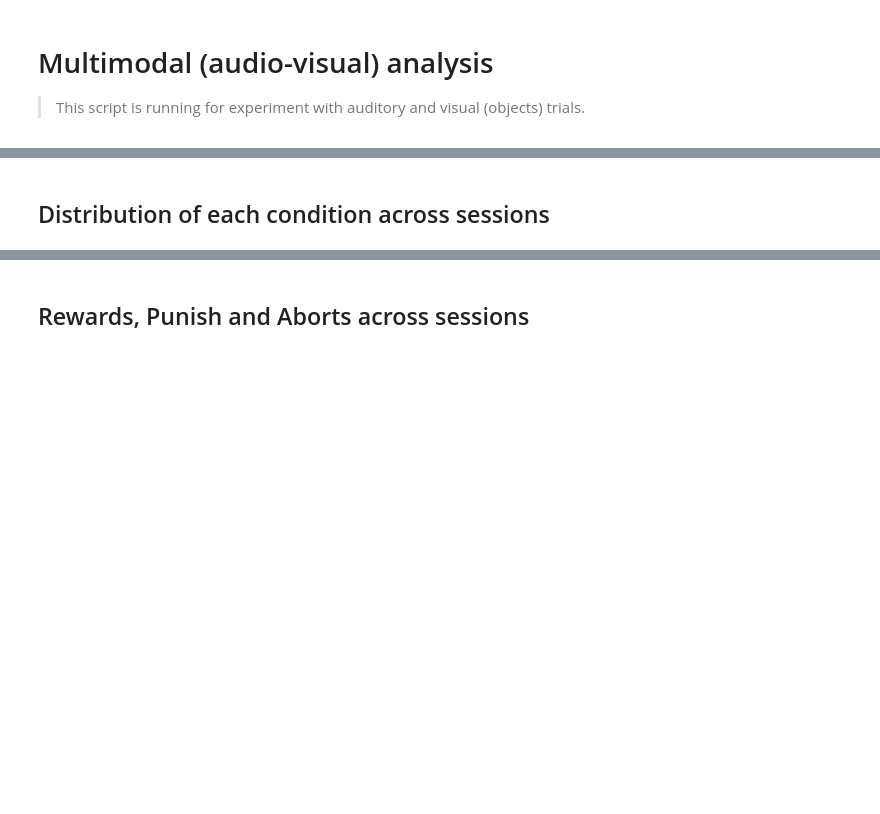
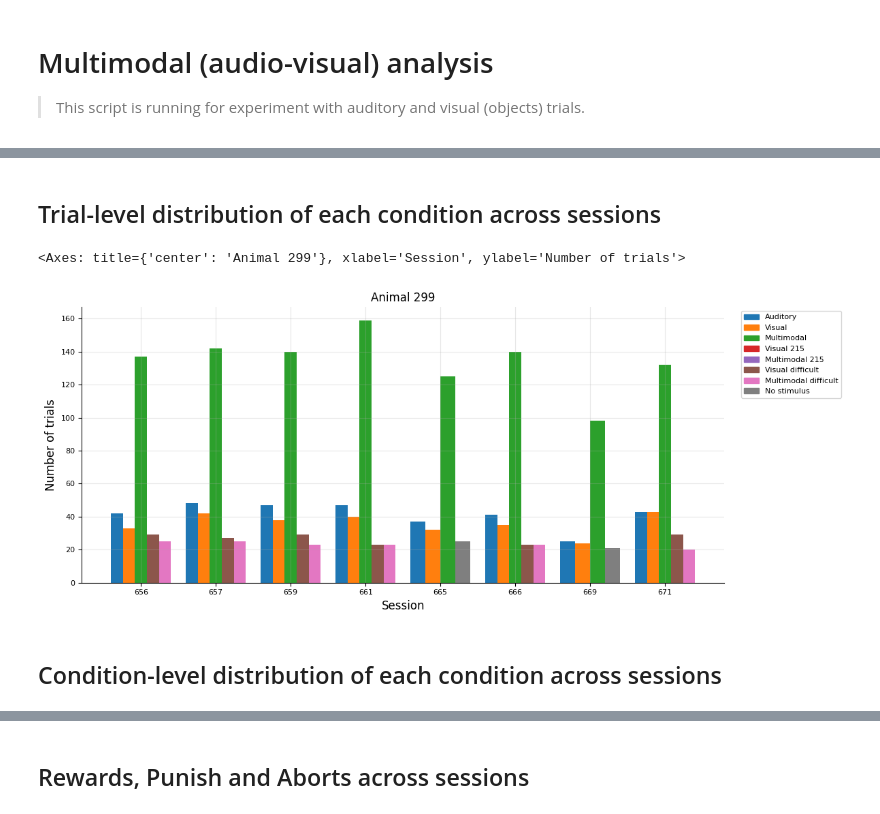
Before and after one commit to GratsakisA/multimodal_analysis, a Jupyter notebook: multimodal_analysis.ipynb, the cells around one changed output, grey strips where cells are left out. Saved outputs shown, nothing was run; the diff lists cells and outputs as text; code cells hidden in the pictures; blank space fills up the shorter version.

```diff
--- a/multimodal_analysis.ipynb
+++ b/multimodal_analysis.ipynb
@@ -80,7 +77,18 @@ difficulty = [1,2,3,4]
 # manual_exclusion_sessions = list(range(180, 280)) + [318,320,322]
 manual_exclusion_sessions = []
 # %% [markdown]
-## Distribution of each condition across sessions
+## Trial-level distribution of each condition across sessions
+# %%
+# get_condition_distribution_data : see the data as a dict
+# parameters: animal_id, from_session, to_session, stim, exp, manual_exclusion_sessions, difficulties,
+# incl_aborts flag: whether you want to include or not the aborted trials
+# get_condition_distribution_data(animal_id, from_session, to_session, stim, exp, manual_exclusion_sessions, difficulty, incl_aborts=False)
+plot_condition_trial_distribution(animal_id, from_session, to_session, stim, exp, manual_exclusion_sessions, difficulty, incl_aborts=False)
+# %% [output]
+<Axes: title={'center': 'Animal 299'}, xlabel='Session', ylabel='Number of trials'>
+[figure, added]
+# %% [markdown]
+## Condition-level distribution of each condition across sessions
 # %%
 get_condition_distribution(animal_id, from_session, to_session, stim, exp, manual_exclusion_sessions, difficulty, incl_aborts=False)
 # %% [output]
```
Also changed, not shown: parts of 7 cells of this notebook, 1 other file.
